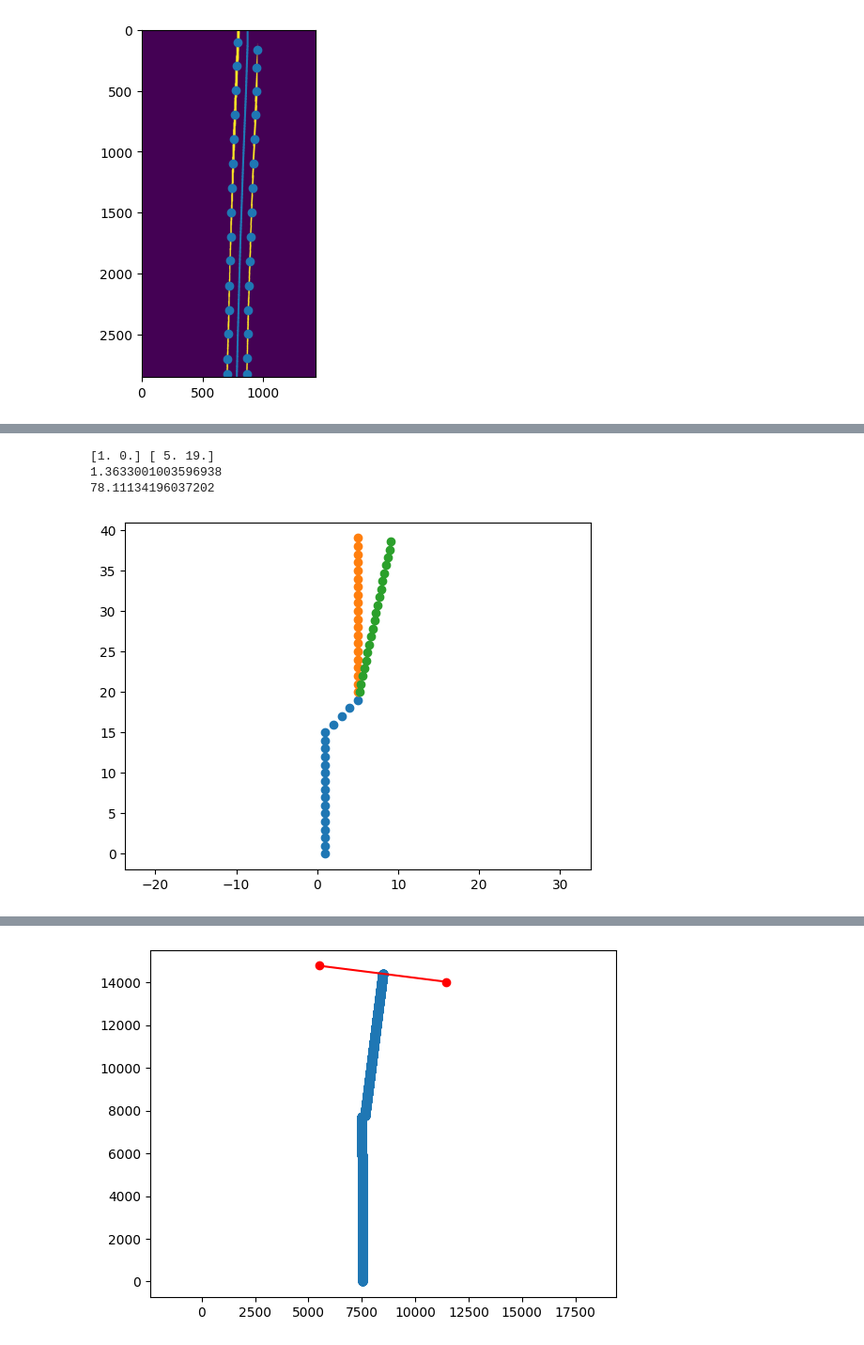
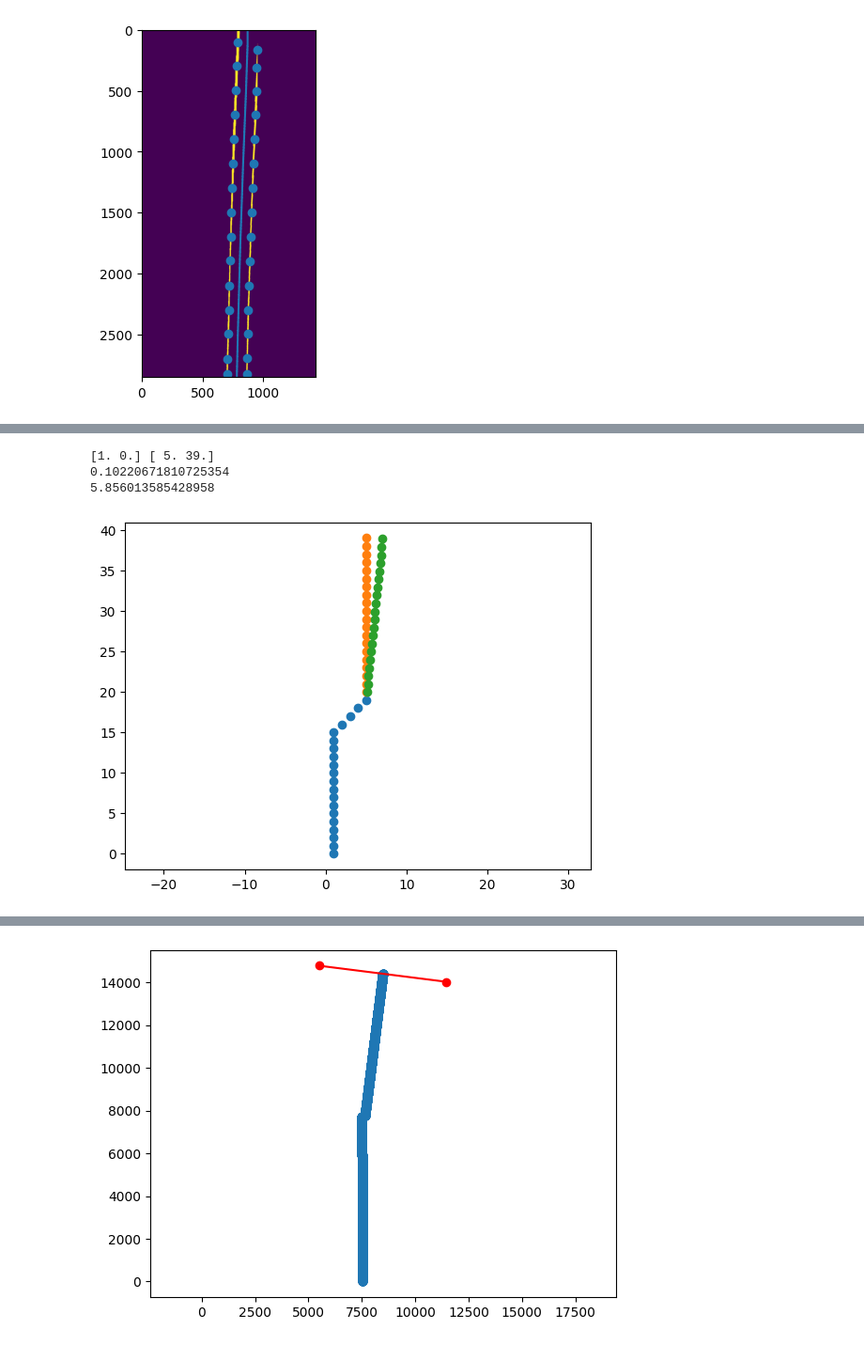
Before and after one commit to Andrudewt/perspective, a Jupyter notebook: proc_1.ipynb, the cells around one changed output, grey strips where cells are left out. Shown at 94% size. Cells and saved outputs as stored; diff of their text form; code cells hidden in the pictures.

```diff
--- a/proc_1.ipynb
+++ b/proc_1.ipynb
@@ -202,39 +150,39 @@ def rotate(rect, angle, point):
 # %%
 
 a1 = np.array([np.ones(20), np.arange(20)])
 a1[0, 15:] += np.arange(5)
 
 
 
 a2 = np.array([np.ones(20), np.arange(20, 40)])
 a2[0, :] += 4
 
+p2 = a2.T[-1]
 p1 = a1.T[0]
-p2 = a1.T[-1]
-# p2 = np.array([-5, 19])
+# p2 = np.array([-5, 39])
 print(p1, p2)
 
 dx = p2[0] - p1[0]
 dy = p2[1] - p1[1]
 
-angle = np.arctan2(dy, dx)
+angle = np.arctan2(dx, dy)
 print(angle)
 angle_deg = np.degrees(angle)
 print(angle_deg)
 
 # нам нужен противоположный угол
-angle2 = np.pi / 2 - angle
+# angle2 = np.pi / 2 - angle
 
 # a3 = rotate(a2.T, angle, p2).T
-a3 = rotate(a2.T, -angle2, p2).T  # повернуть на минус angle
+a3 = rotate(a2.T, -angle, a1.T[-1]).T  # повернуть на минус angle
 
 
 plt.scatter(a1[0, :], a1[1, :])
 plt.scatter(a2[0, :], a2[1, :])
 plt.scatter(a3[0, :], a3[1, :])
 plt.axis('equal');
 # %% [output]
-[1. 0.] [ 5. 19.]
-1.3633001003596938
-78.11134196037202
+[1. 0.] [ 5. 39.]
+0.10220671810725354
+5.856013585428958
-[figure, old version]
+[figure, new version]
```
Also changed, not shown: parts of 19 cells of this notebook, 15 other files.
